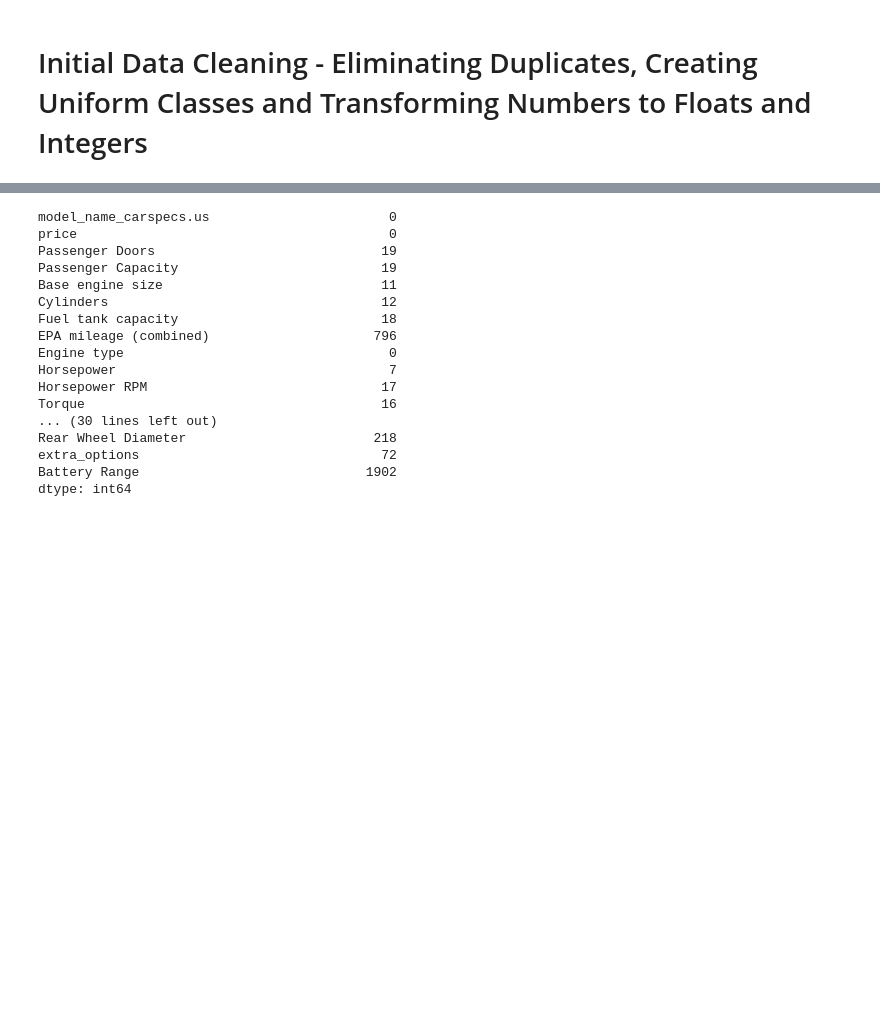
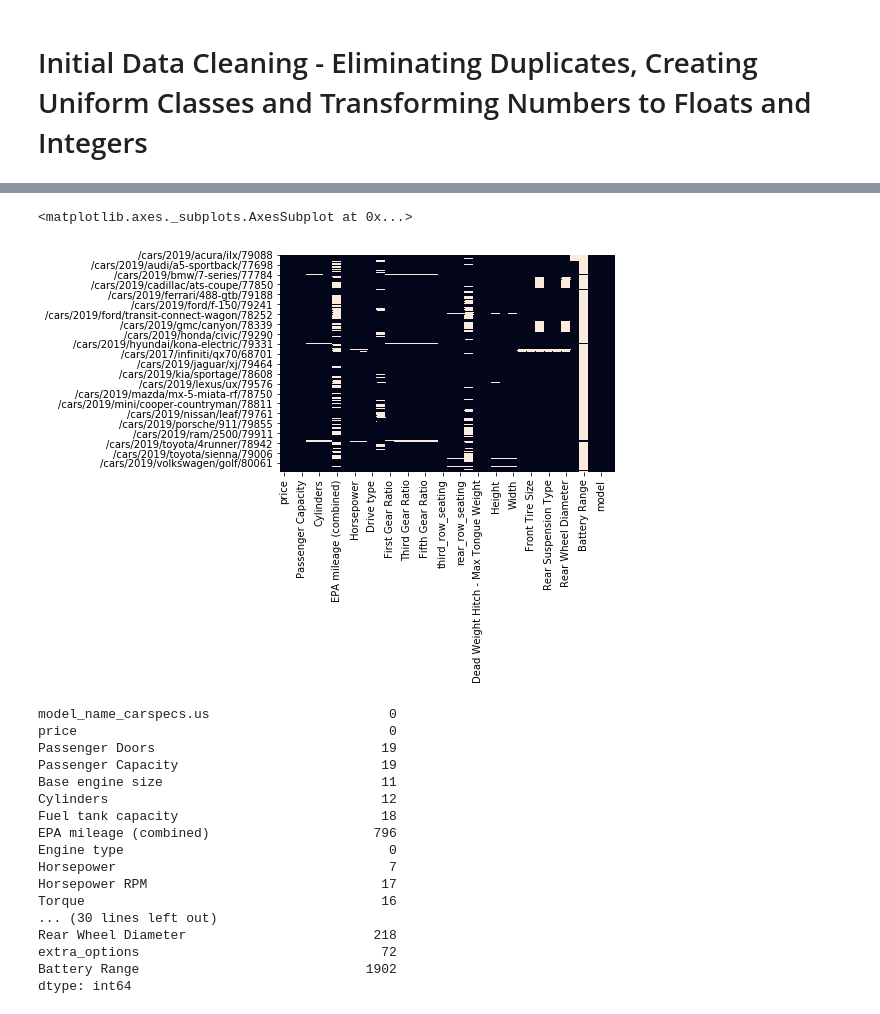
Before and after one commit to oqusous/car_recommendation_, a Jupyter notebook: 01_data_KNN_reg_cla.ipynb, the cells around one changed output, grey strips where cells are left out. Drawn from its saved outputs; the diff is of its cells as text; code cells hidden in the pictures; blank space fills up the shorter version.

```diff
--- a/01_data_KNN_reg_cla.ipynb
+++ b/01_data_KNN_reg_cla.ipynb
@@ -50,3 +57,8 @@ dtype: int64
+# %%
+sns.heatmap(df_reg.isna(), cbar=False)
+# %% [output]
+<matplotlib.axes._subplots.AxesSubplot at 0x...>
+[figure, added]
 # %%
 # pkl.dump(df_reg, open('df_pickles/df_reg.p','wb'))
 # %%
```
Also changed, not shown: parts of 43 cells of this notebook, 5 other files.
